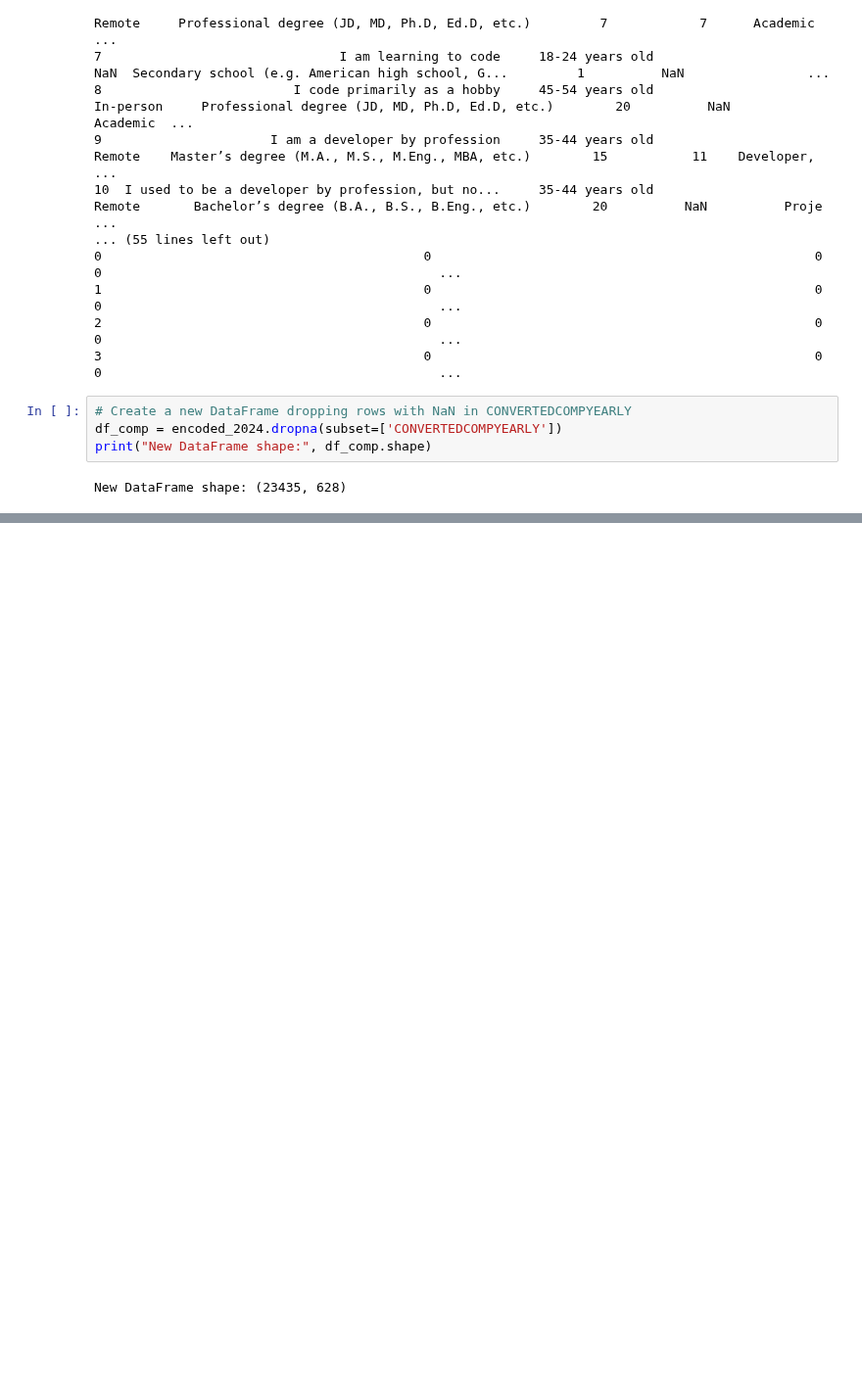
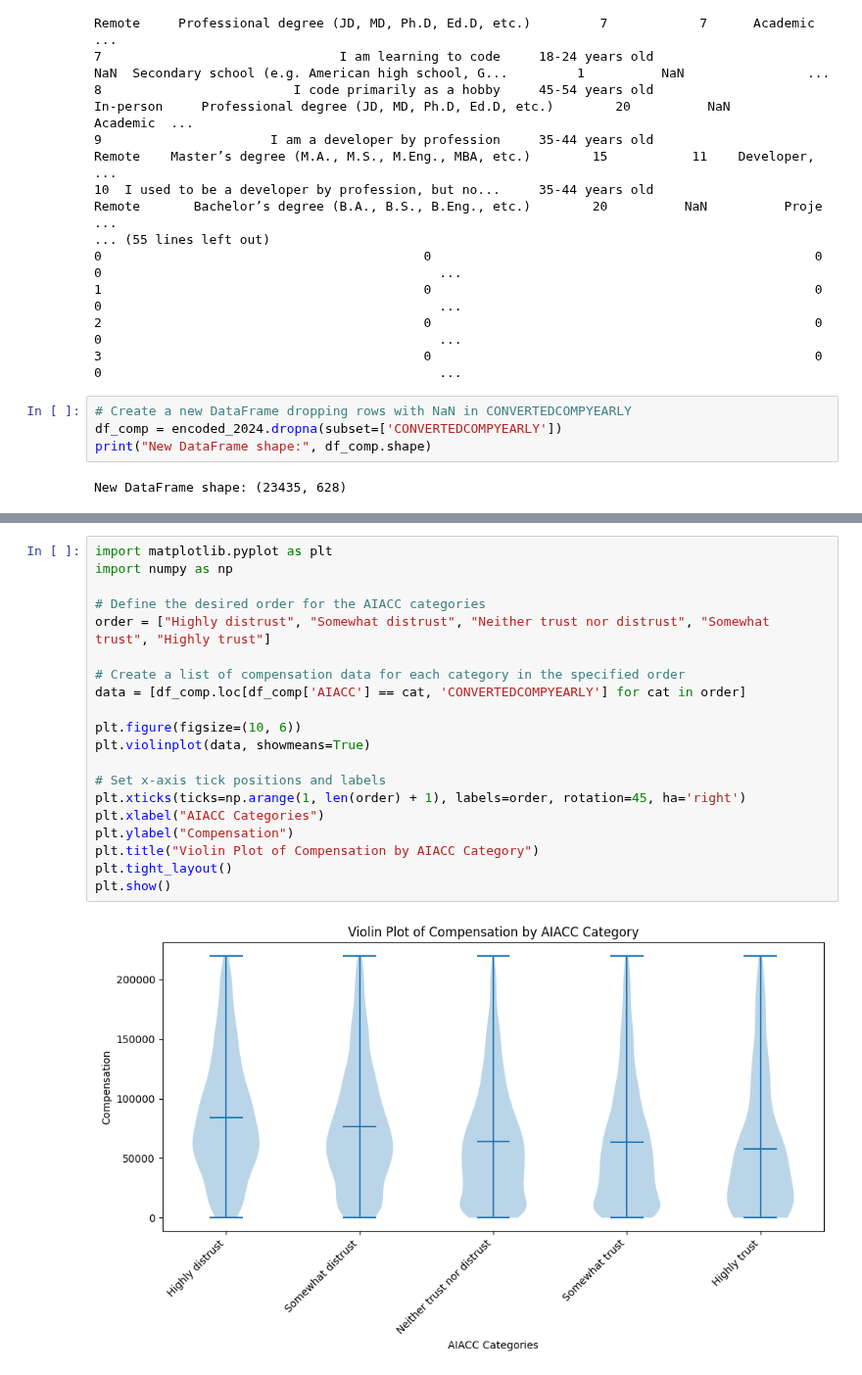
Before and after one commit to adni8025/Stack-Overflow-Developer-Survey-Data-Mining, a Jupyter notebook: thefile.ipynb, the cells around one changed output, grey strips where cells are left out. Shown at 98% size. Cells and saved outputs as stored; diff of their text form; blank space fills up the shorter version.

```diff
--- a/thefile.ipynb
+++ b/thefile.ipynb
@@ -340,0 +342,22 @@ dtype: float64
+# %%
+import matplotlib.pyplot as plt
+import numpy as np
+
+# Define the desired order for the AIACC categories
+order = ["Highly distrust", "Somewhat distrust", "Neither trust nor distrust", "Somewhat trust", "Highly trust"]
+
+# Create a list of compensation data for each category in the specified order
+data = [df_comp.loc[df_comp['AIACC'] == cat, 'CONVERTEDCOMPYEARLY'] for cat in order]
+
+plt.figure(figsize=(10, 6))
+plt.violinplot(data, showmeans=True)
+
+# Set x-axis tick positions and labels
+plt.xticks(ticks=np.arange(1, len(order) + 1), labels=order, rotation=45, ha='right')
+plt.xlabel("AIACC Categories")
+plt.ylabel("Compensation")
+plt.title("Violin Plot of Compensation by AIACC Category")
+plt.tight_layout()
+plt.show()
+# %% [output]
+[figure, added]
```
Also changed, not shown: parts of 5 cells of this notebook.
